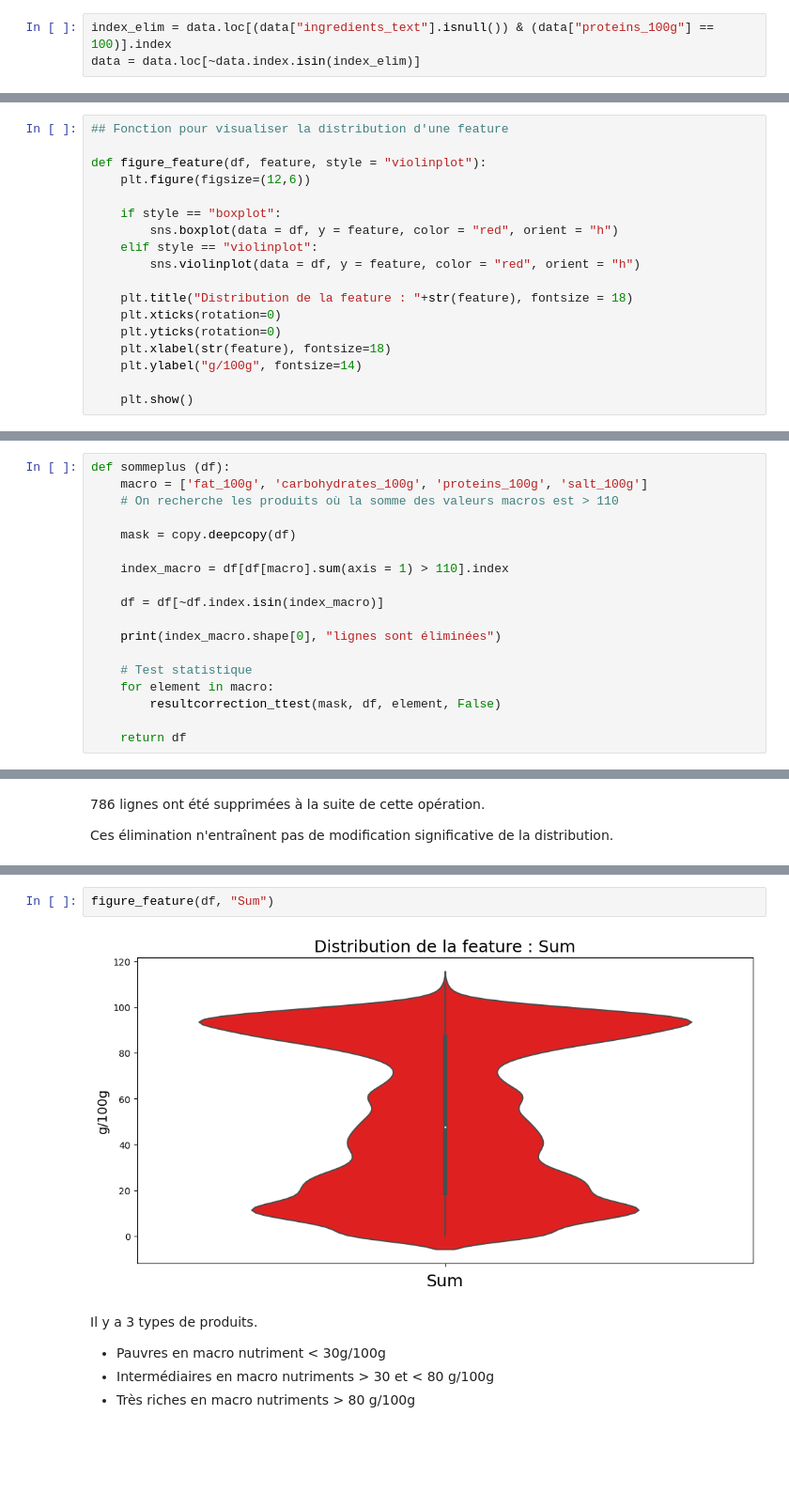
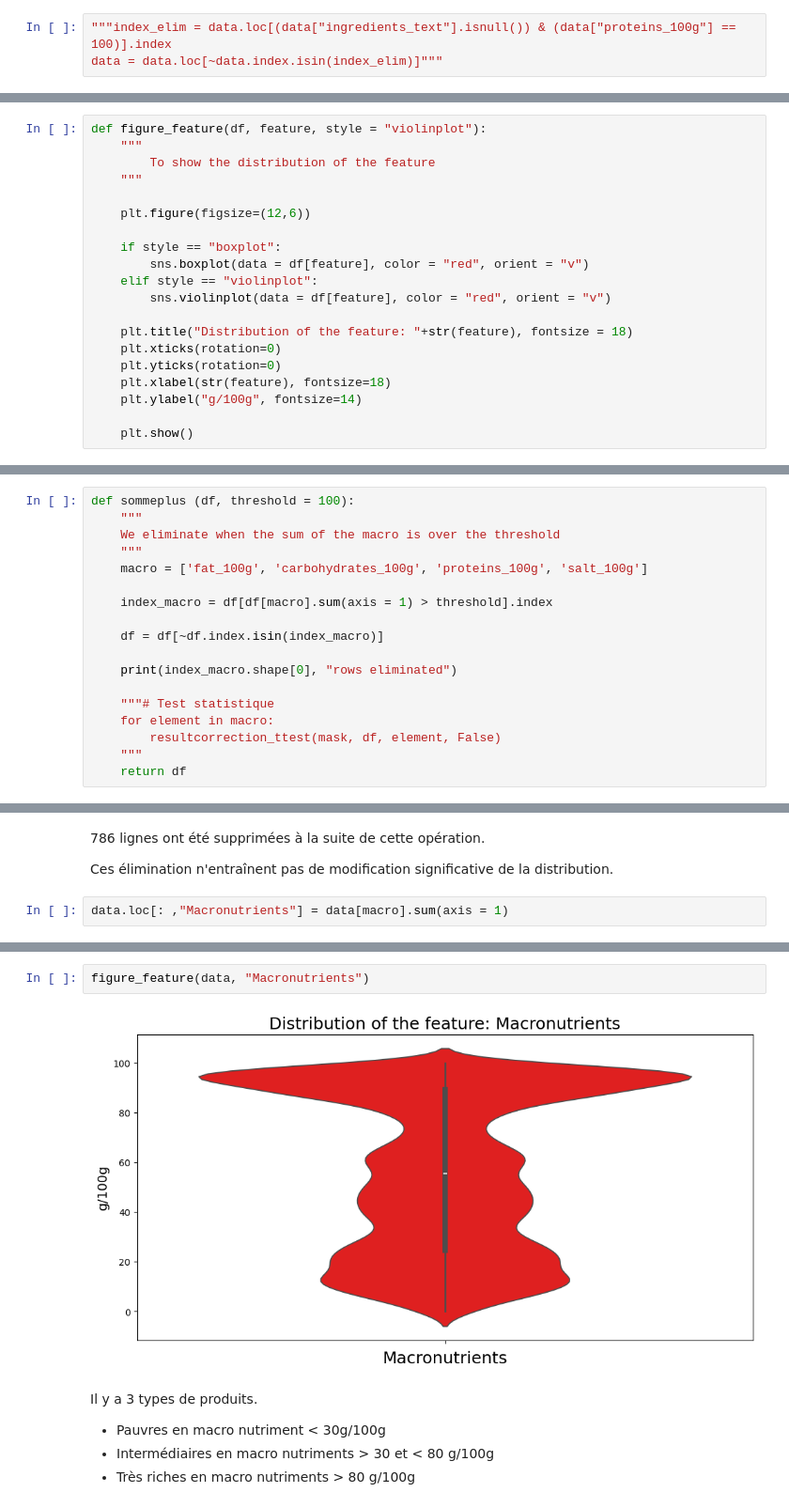
Before and after one commit to RubenHf/project_nutrition, a Jupyter notebook: 1_notebook_nettoyage_112023.ipynb, the cells around one changed output, grey strips where cells are left out. Shown at 94% size. Cells and saved outputs as stored; diff of their text form; blank space fills up the shorter version.

```diff
--- a/1_notebook_nettoyage_112023.ipynb
+++ b/1_notebook_nettoyage_112023.ipynb
@@ -1274,8 +1308,8 @@ On peut observer que de fausses informations ont été entrées (des films).
 
 On élimine sur ce critère : "ingredients_text", si vide on enlève
 # %%
-index_elim = data.loc[(data["ingredients_text"].isnull()) & (data["proteins_100g"] == 100)].index
-data = data.loc[~data.index.isin(index_elim)]
+"""index_elim = data.loc[(data["ingredients_text"].isnull()) & (data["proteins_100g"] == 100)].index
+data = data.loc[~data.index.isin(index_elim)]"""
 # %% [markdown]
 Observons les fibres à 100g/100g maintenant
 # %%
@@ -1368,17 +1402,19 @@ On observe que la distribution est modifié significativement. Mais la mesure du
 
 On tentera de compléter les valeurs manquantes par la suite.
 # %%
-## Fonction pour visualiser la distribution d'une feature
+def figure_feature(df, feature, style = "violinplot"):
+    """
+        To show the distribution of the feature
+    """
 
-def figure_feature(df, feature, style = "violinplot"):
     plt.figure(figsize=(12,6))
 
     if style == "boxplot":
-        sns.boxplot(data = df, y = feature, color = "red", orient = "h")
+        sns.boxplot(data = df[feature], color = "red", orient = "v")
     elif style == "violinplot":
-        sns.violinplot(data = df, y = feature, color = "red", orient = "h")
+        sns.violinplot(data = df[feature], color = "red", orient = "v")
 
-    plt.title("Distribution de la feature : "+str(feature), fontsize = 18)
+    plt.title("Distribution of the feature: "+str(feature), fontsize = 18)
     plt.xticks(rotation=0)
     plt.yticks(rotation=0)
     plt.xlabel(str(feature), fontsize=18)
@@ -1747,22 +1782,22 @@ Si on accepte 10 % d'erreurs, 7 fois moins de lignes sont éliminées.
 
 L'erreur étant minimime. On accepte 10 % d'erreur.
 # %%
-def sommeplus (df):
+def sommeplus (df, threshold = 100):
+    """
+    We eliminate when the sum of the macro is over the threshold
+    """
     macro = ['fat_100g', 'carbohydrates_100g', 'proteins_100g', 'salt_100g']
-    # On recherche les produits où la somme des valeurs macros est > 110
 
-    mask = copy.deepcopy(df)
-
-    index_macro = df[df[macro].sum(axis = 1) > 110].index
+    index_macro = df[df[macro].sum(axis = 1) > threshold].index
 
     df = df[~df.index.isin(index_macro)]
 
-    print(index_macro.shape[0], "lignes sont éliminées")
+    print(index_macro.shape[0], "rows eliminated")
 
-    # Test statistique
+    """# Test statistique
     for element in macro:
         resultcorrection_ttest(mask, df, element, False)
-
+    """
     return df
 # %%
 data = sommeplus(data)
@@ -1772,4 +1807,6 @@ data = sommeplus(data)
 786 lignes ont été supprimées à la suite de cette opération.
 
 Ces élimination n'entraînent pas de modification significative de la distribution.
+# %%
+data.loc[: ,"Macronutrients"] = data[macro].sum(axis = 1)
 # %%
@@ -1788,7 +1824,7 @@ df.describe()
 # %%
-figure_feature(df, "Sum")
+figure_feature(data, "Macronutrients")
 # %% [output]
-[figure, old version]
+[figure, new version]
 # %% [markdown]
 Il y a 3 types de produits.
 - Pauvres en macro nutriment < 30g/100g
```
Also changed, not shown: parts of 39 cells of this notebook, 3 other files.
